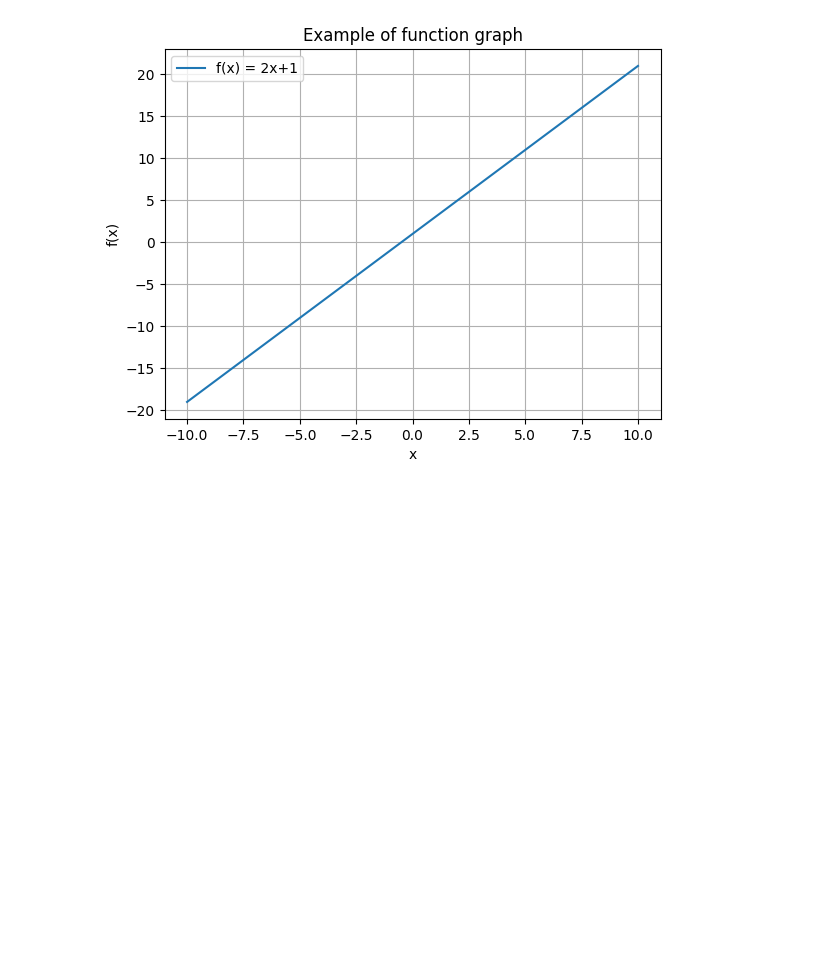
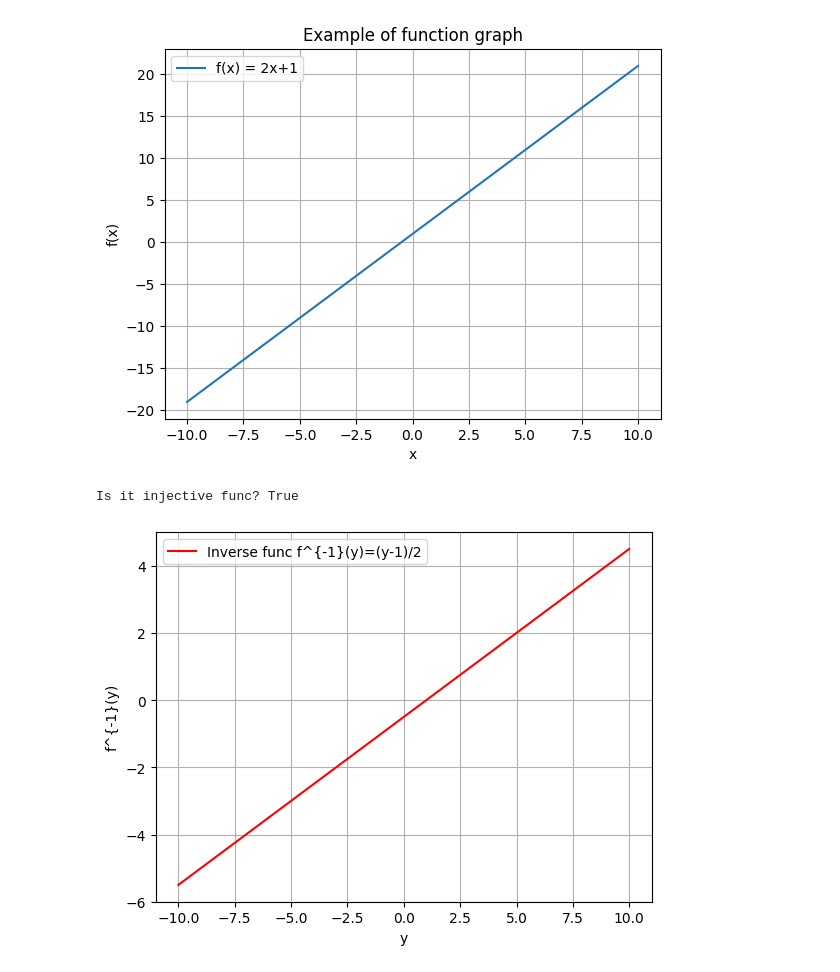
Before and after one commit to riversuun/2026_2_DMM, a Jupyter notebook: Untitled0.ipynb, the cells around one changed output. Drawn from its saved outputs; the diff is of its cells as text; code cells hidden in the pictures; blank space fills up the shorter version.

```diff
--- a/Untitled0.ipynb
+++ b/Untitled0.ipynb
@@ -22,20 +22,27 @@ plt.show
 # %%
 def is_injective(f,domain):
   image = set()
-  for x in damain:
+  for x in domain:
     fx=f(x)
     if fx in image:
       return False
     image.add(fx)
   return True
-  domain =range(-10,11)
-  print("Is it injective func?",is_injective(f,domain))
+domain =range(-10,11)
+print("Is it injective func?",is_injective(f,domain))
+# %% [output]
+Is it injective func? True
 # %%
 def inverse_f(y):
   return (y-1)/2
 
-  y_values = np.linspace(-10,10,100)
-  x_values = inverse_f(y_values)
-  plt.plot(x_values,y_values,label='Inverse of f(x)')
-  plt.xlabel('y')
-  plt.ylabel('f^')
+y_values = np.linspace(-10,10,100)
+x_values = inverse_f(y_values)
+plt.plot(y_values,x_values,label='Inverse func f^{-1}(y)=(y-1)/2',color='red')
+plt.xlabel('y')
+plt.ylabel('f^{-1}(y)')
+plt.legend()
+plt.grid(True)
+plt.show()
+# %% [output]
+[figure, added]
```
